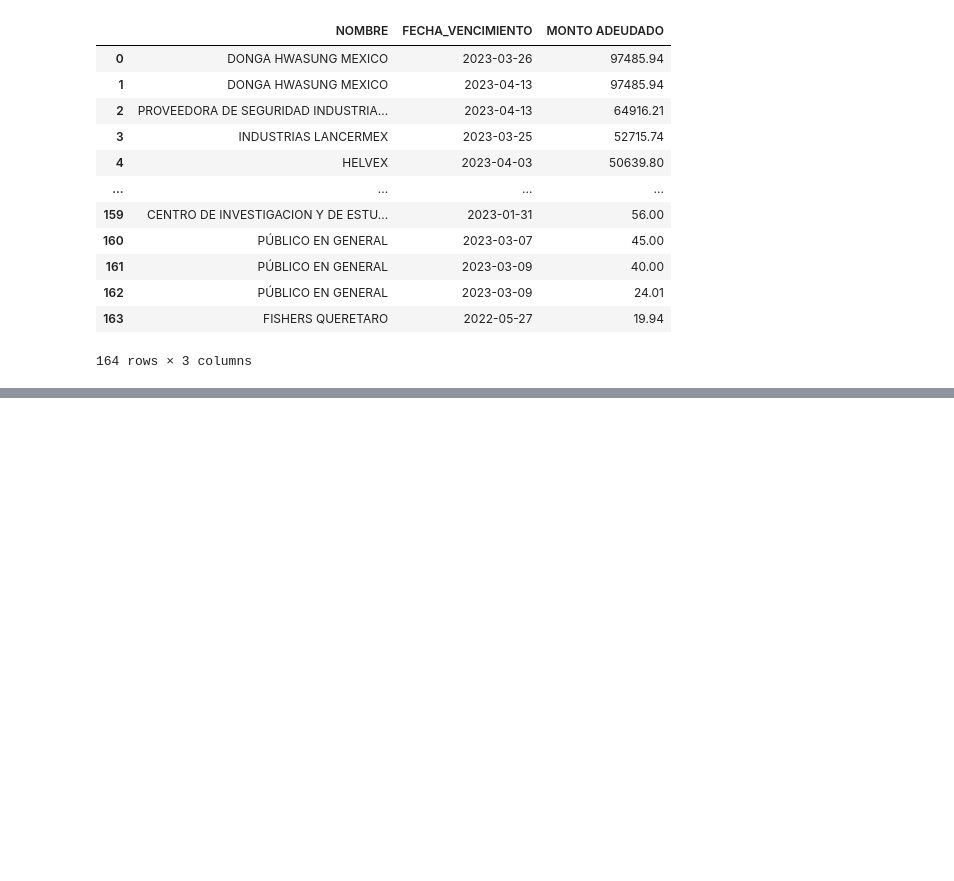
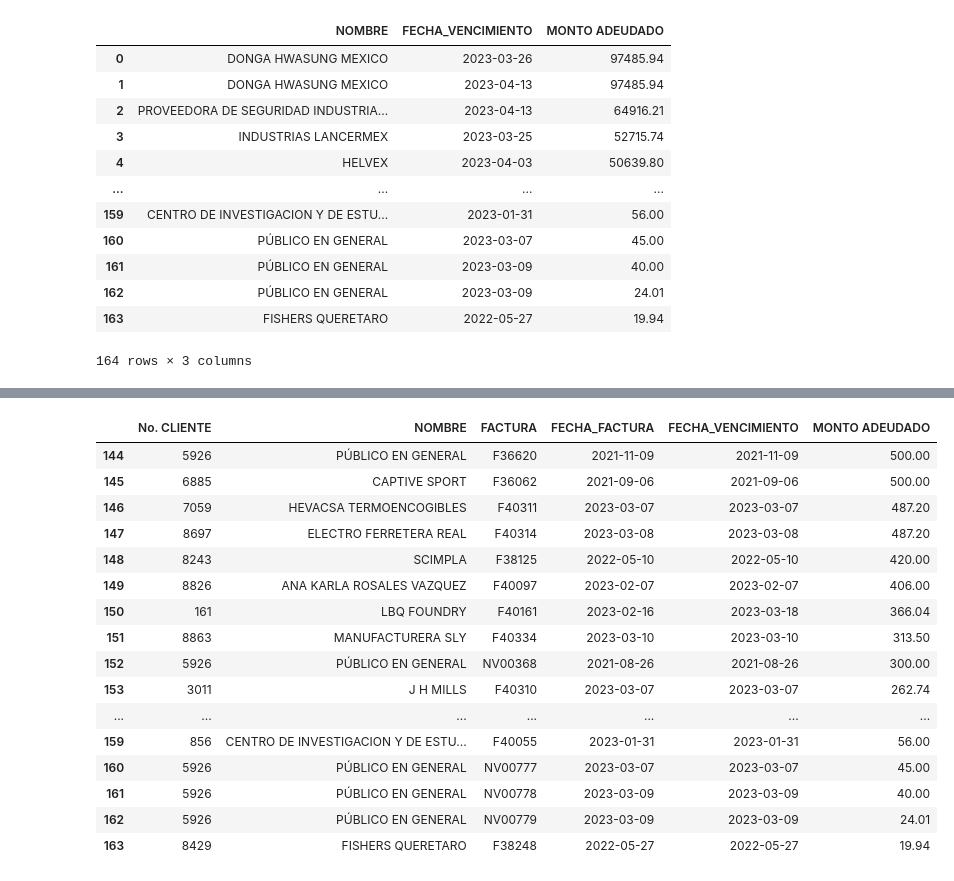
Before and after one commit to diegarza/Extraccion-de-datos, a Jupyter notebook: Actividad1(ExtraccionDeDatos).ipynb, the cells around one changed output, grey strips where cells are left out. Cells and saved outputs as stored; diff of their text form; code cells hidden in the pictures; blank space fills up the shorter version.

```diff
--- a/Actividad1(ExtraccionDeDatos).ipynb
+++ b/Actividad1(ExtraccionDeDatos).ipynb
@@ -71,0 +129,21 @@ filtro3
+# %%
+filtro6 = df.tail(20)
+filtro6
+# %% [output]
+|  | No. CLIENTE | NOMBRE | FACTURA | FECHA_FACTURA | FECHA_VENCIMIENTO | MONTO ADEUDADO |
+| 144 | 5926 | PÚBLICO EN GENERAL | F36620 | 2021-11-09 | 2021-11-09 | 500.00 |
+| 145 | 6885 | CAPTIVE SPORT | F36062 | 2021-09-06 | 2021-09-06 | 500.00 |
+| 146 | 7059 | HEVACSA TERMOENCOGIBLES | F40311 | 2023-03-07 | 2023-03-07 | 487.20 |
+| 147 | 8697 | ELECTRO FERRETERA REAL | F40314 | 2023-03-08 | 2023-03-08 | 487.20 |
+| 148 | 8243 | SCIMPLA | F38125 | 2022-05-10 | 2022-05-10 | 420.00 |
+| 149 | 8826 | ANA KARLA ROSALES VAZQUEZ | F40097 | 2023-02-07 | 2023-02-07 | 406.00 |
+| 150 | 161 | LBQ FOUNDRY | F40161 | 2023-02-16 | 2023-03-18 | 366.04 |
+| 151 | 8863 | MANUFACTURERA SLY | F40334 | 2023-03-10 | 2023-03-10 | 313.50 |
+| 152 | 5926 | PÚBLICO EN GENERAL | NV00368 | 2021-08-26 | 2021-08-26 | 300.00 |
+| 153 | 3011 | J H MILLS | F40310 | 2023-03-07 | 2023-03-07 | 262.74 |
+| ... | ... | ... | ... | ... | ... | ... |
+| 159 | 856 | CENTRO DE INVESTIGACION Y DE ESTU... | F40055 | 2023-01-31 | 2023-01-31 | 56.00 |
+| 160 | 5926 | PÚBLICO EN GENERAL | NV00777 | 2023-03-07 | 2023-03-07 | 45.00 |
+| 161 | 5926 | PÚBLICO EN GENERAL | NV00778 | 2023-03-09 | 2023-03-09 | 40.00 |
+| 162 | 5926 | PÚBLICO EN GENERAL | NV00779 | 2023-03-09 | 2023-03-09 | 24.01 |
+| 163 | 8429 | FISHERS QUERETARO | F38248 | 2022-05-27 | 2022-05-27 | 19.94 |
```
Also changed, not shown: parts of 11 cells of this notebook.
